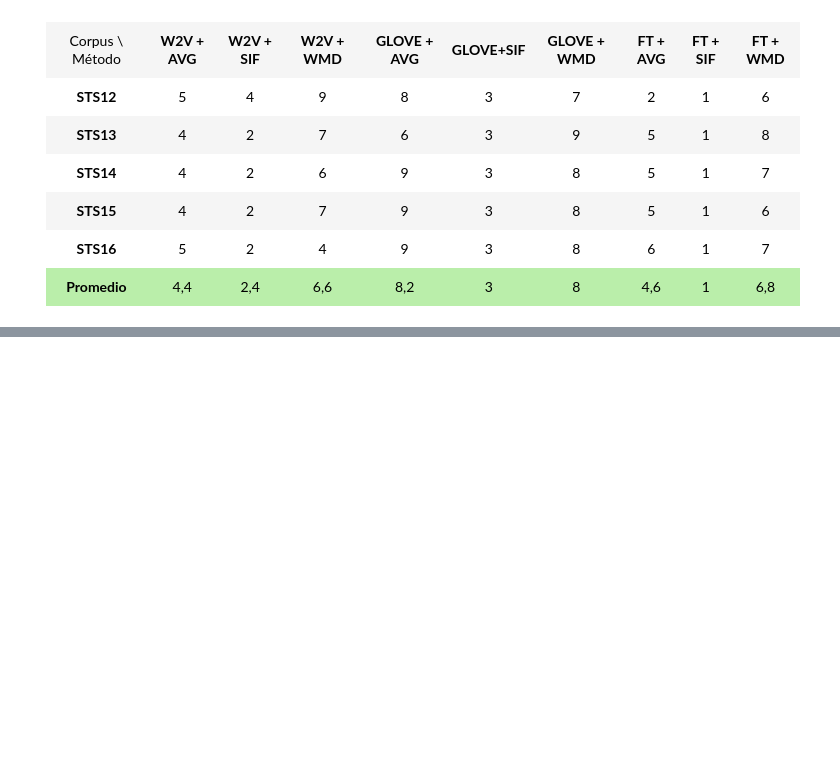
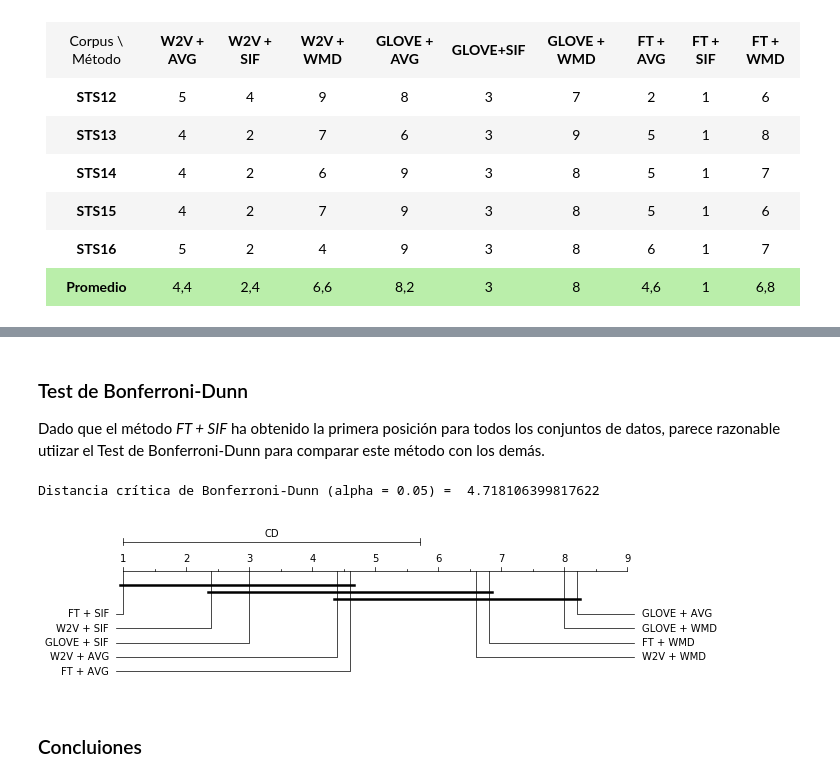
Before and after one commit to pabvald/semantic-similarity, a Jupyter notebook: evaluation.ipynb, the cells around one changed output, grey strips where cells are left out. Saved outputs shown, nothing was run; the diff lists cells and outputs as text; code cells hidden in the pictures; blank space fills up the shorter version.

```diff
--- a/evaluation.ipynb
+++ b/evaluation.ipynb
@@ -169,0 +184,16 @@ En la siguiente tabla podemos observar los rankings promedios de cada uno de los
+# %% [markdown]
+### Test de Bonferroni-Dunn
+
+Dado que el método *FT + SIF* ha obtenido la primera posición para todos los conjuntos de datos, parece razonable utiizar el Test de Bonferroni-Dunn para comparar este método con los demás.
+# %%
+cd_bonferroni_dunn = compute_CD(avg_ranks, N, alpha='0.05', test='bonferroni-dunn')
+print("Distancia crítica de Bonferroni-Dunn (alpha = 0.05) = ", cd_bonferroni_dunn)
+# %% [output]
+Distancia crítica de Bonferroni-Dunn (alpha = 0.05) =  4.718106399817622
+# %%
+graph_ranks(avg_ranks, list(sts12_pearson.keys()), cd=cd_bonferroni_dunn, width=9, textspace=1)
+plt.show()
+# %% [output]
+[figure, added]
+# %% [markdown]
+### Concluiones
```
Also changed, not shown: parts of 18 cells of this notebook, 1 other file.
